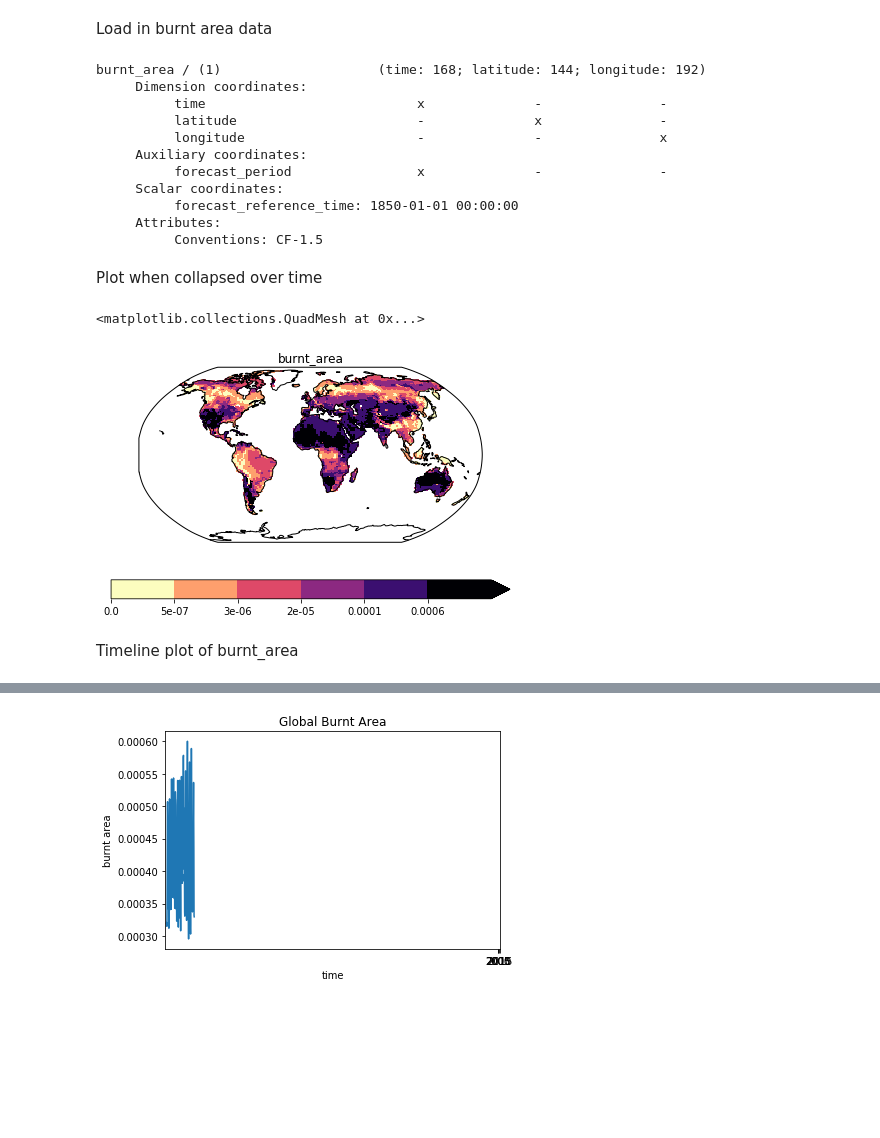
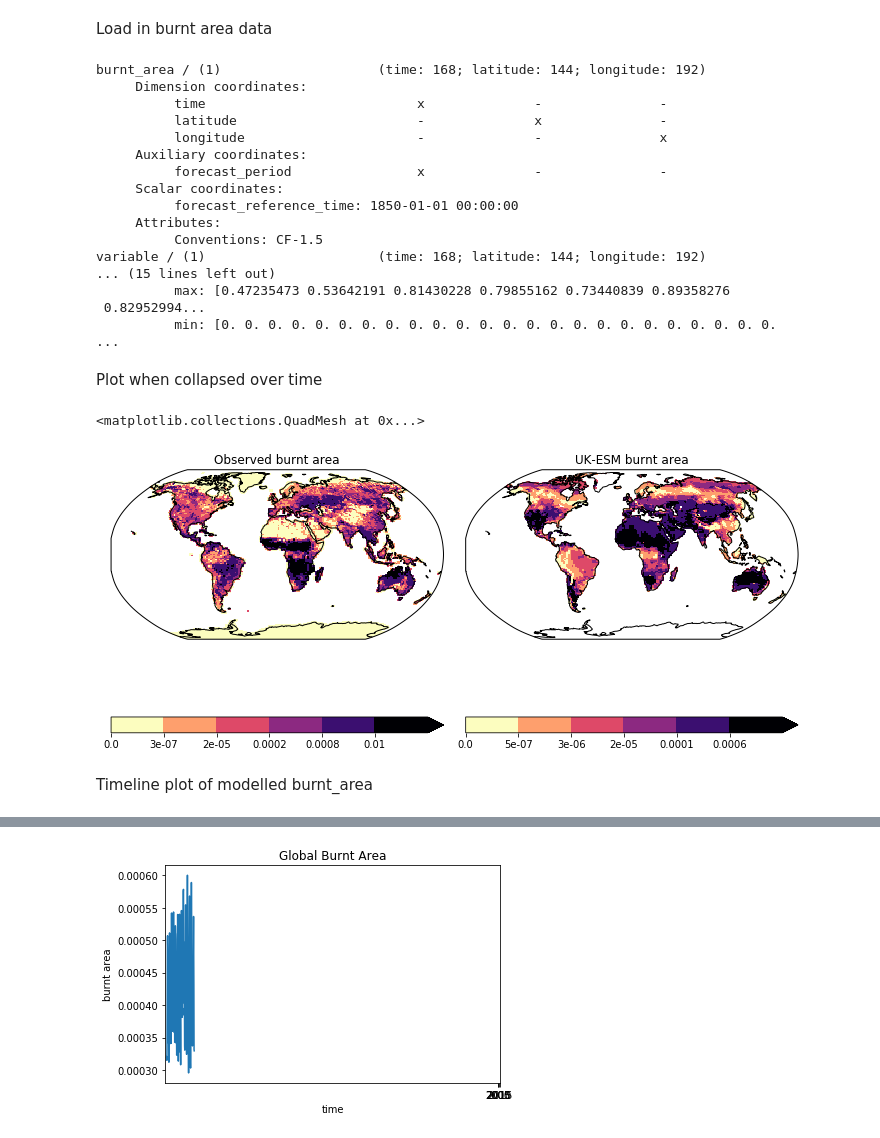
Before and after one commit to douglask3/UKESM-ConFire, a Jupyter notebook: notebooks/plot_burnt_area.ipynb, the cells around one changed output, grey strips where cells are left out. Saved outputs shown, nothing was run; the diff lists cells and outputs as text; code cells hidden in the pictures; blank space fills up the shorter version.

```diff
--- a/notebooks/plot_burnt_area.ipynb
+++ b/notebooks/plot_burnt_area.ipynb
@@ -60,5 +41,6 @@ cubes = iris.load_cube(dir + file, 'burnt_area')
 # %%
 print(cubes)
+print(cubes_obs)
 # %% [output]
 burnt_area / (1)                    (time: 168; latitude: 144; longitude: 192)
      Dimension coordinates:
@@ -71,13 +53,27 @@ burnt_area / (1)                    (time: 168; latitude: 144; longitude: 192)
           forecast_reference_time: 1850-01-01 00:00:00
      Attributes:
           Conventions: CF-1.5
+variable / (1)                      (time: 168; latitude: 144; longitude: 192)
+... (15 lines left out)
+          max: [0.47235473 0.53642191 0.81430228 0.79855162 0.73440839 0.89358276
+ 0.82952994...
+          min: [0. 0. 0. 0. 0. 0. 0. 0. 0. 0. 0. 0. 0. 0. 0. 0. 0. 0. 0. 0. 0. 0. 0. 0.
+...
 # %% [markdown]
 Plot when collapsed over time
-# %%
-canopy_lon_lat = cubes.collapsed('time', iris.analysis.MEAN)
-plot_lonely_cube(canopy_lon_lat, cmap = 'magma_r', levels = None)
-# %% [output]
-<matplotlib.collections.QuadMesh at 0x...>
-[figure, removed]
+# %%
+canopy_lon_lat = cubes.collapsed('time', iris.analysis.MEAN)
+canopy_lon_lat.long_name = 'UK-ESM burnt area'
+canopy_obs_lon_lat = cubes_obs.collapsed('time', iris.analysis.MEAN)
+canopy_obs_lon_lat.long_name = 'Observed burnt area'
+
+
+plt.figure(figsize = (10, 7.5))
+
+plot_lonely_cube(canopy_obs_lon_lat, 1, 2, 1, cmap = 'magma_r', levels = None)
+plot_lonely_cube(canopy_lon_lat, 1, 2, 2, cmap = 'magma_r', levels = None)
+# %% [output]
+<matplotlib.collections.QuadMesh at 0x...>
+[figure, added]
 # %% [markdown]
-Timeline plot of burnt_area
+Timeline plot of modelled burnt_area
```
Also changed, not shown: parts of 8 cells of this notebook.
